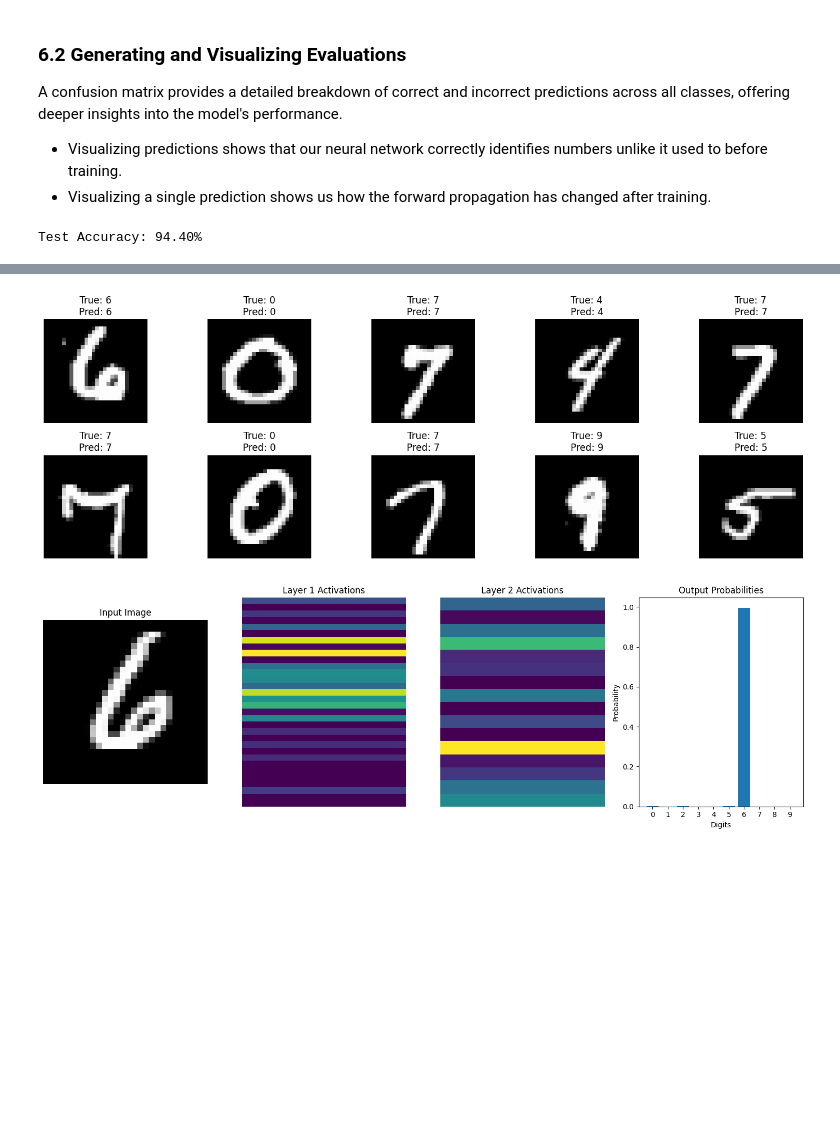
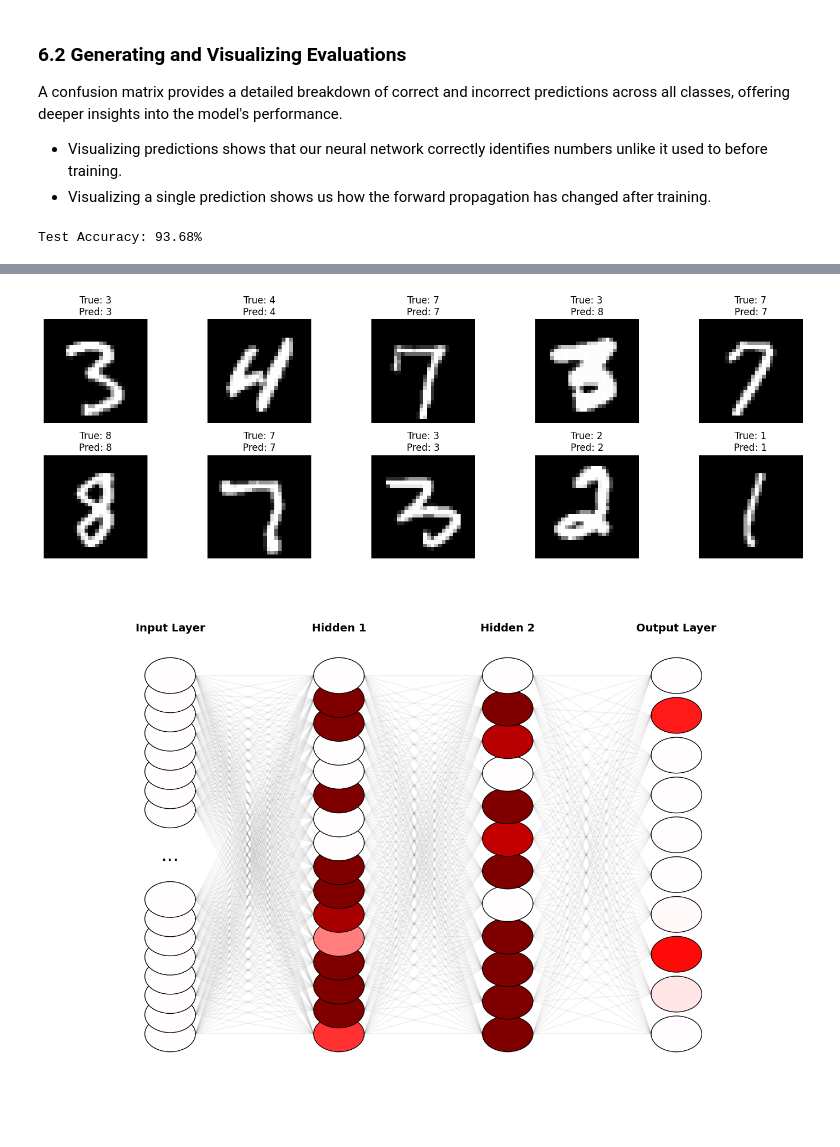
Before and after one commit to dinosaur-oatmeal/MNIST-Walkthrough, a Jupyter notebook: MNIST-Walkthrough.ipynb, the cells around one changed output, grey strips where cells are left out. Saved outputs shown, nothing was run; the diff lists cells and outputs as text; code cells hidden in the pictures; blank space fills up the shorter version.

```diff
--- a/MNIST-Walkthrough.ipynb
+++ b/MNIST-Walkthrough.ipynb
@@ -34,7 +34,7 @@ mnist = openml.datasets.get_dataset(554)    # ID for MNIST
 
 # Define network architecture
 input_size = 28 * 28         # 784 input neurons
-hidden_sizes = [32, 16]      # Two hidden layers with 32 and 16 neurons
+hidden_sizes = [16, 12]      # Two hidden layers with 32 and 16 neurons
 output_size = 10             # 10 output neurons for digits 0-9
 layer_dims = [input_size] + hidden_sizes + [output_size]    # Total network dimensions
 # %% [markdown]
@@ -1254,35 +1309,41 @@ classes = list(range(10))
 y_pred_test = predict(x_test, weights, biases)
 
 # Compute accuracy on the test set
 test_accuracy = compute_accuracy(y_test, y_pred_test)
 print(f"Test Accuracy: {test_accuracy:.2f}%")
 
 # Plot confusion matrix for the test set predictions
 plot_confusion_matrix(y_test, y_pred_test, classes)
 
 # Number of random samples to extract
 num_samples = 10
 
 # Randomly sample indices from the test set
 random_indices = np.random.choice(x_test.shape[1], num_samples, replace=False)
 
 # Extract the corresponding subset of x_test and y_test
 x_test_subset = x_test[:, random_indices]
 y_test_subset = y_test[random_indices]
 
 # Visualize predictions now that the model is trained
 visualize_predictions(x_test_subset, y_test_subset, weights, biases, num_samples=10)
 
 # Randomly sample an index from the test set
 random_index = np.random.choice(x_test.shape[1], 1, replace=False)
 
 # Extract the corresponding sample
 x_sample = x_test[:, random_index].reshape(-1, 1)  # Reshape to ensure it's of shape (784, 1)
 
-# Visualize forward propagation for the random sample
-visualize_forward_propagation(x_sample, weights, biases)
+# Forward pass for one sample
+_, cache = forward_propagation(x_sample, weights, biases)
+
+# Activations to visualize (no gradients, just activation strength)
+activations = cache['activations']
+
+# Now draw the network with activations
+draw_neural_network_with_activations(layer_dims, activations)
 # %% [output]
-Test Accuracy: 94.40%
+Test Accuracy: 93.68%
 [figure]
-[figure, old version]
+[figure, new version]
-[figure, old version]
+[figure, new version]
```
Also changed, not shown: parts of 11 cells of this notebook.
